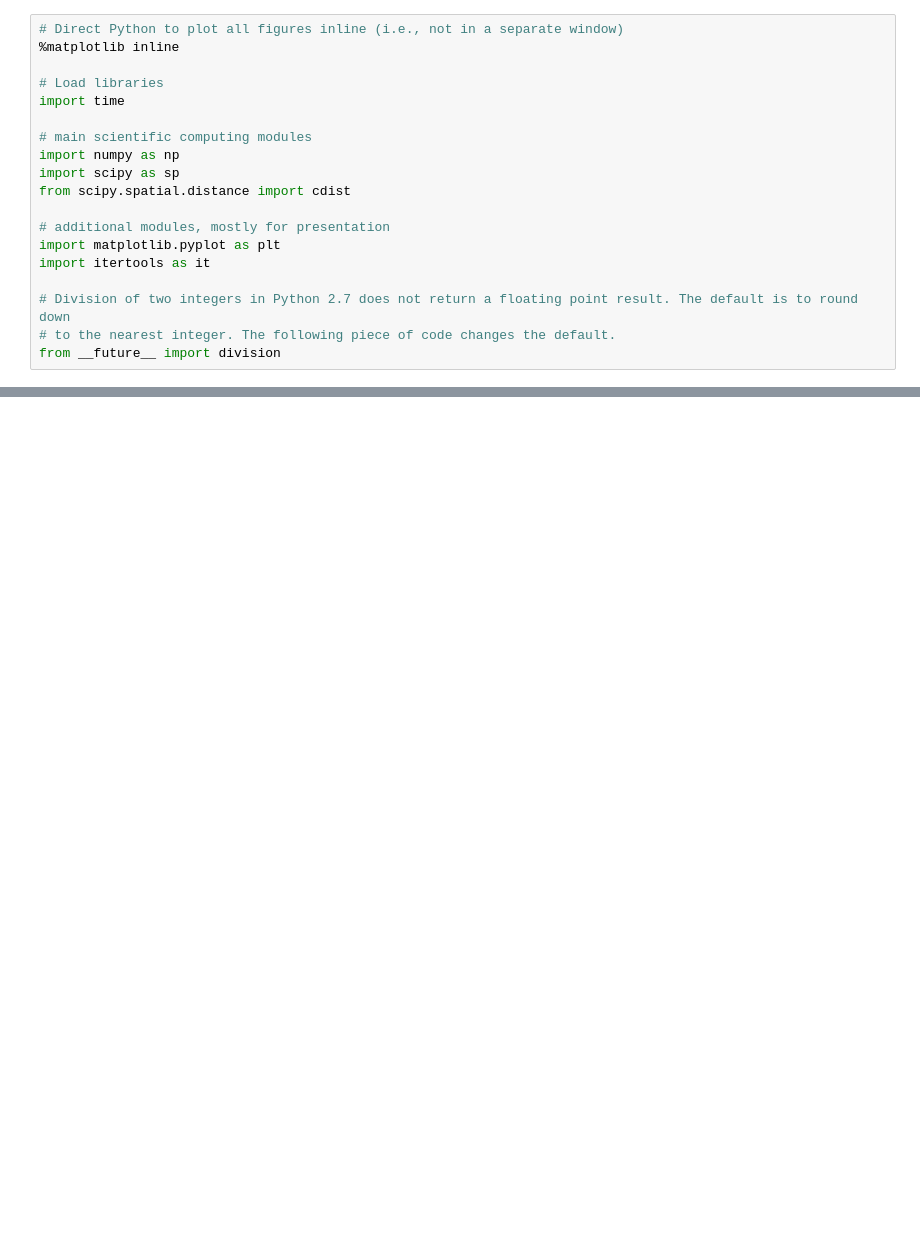
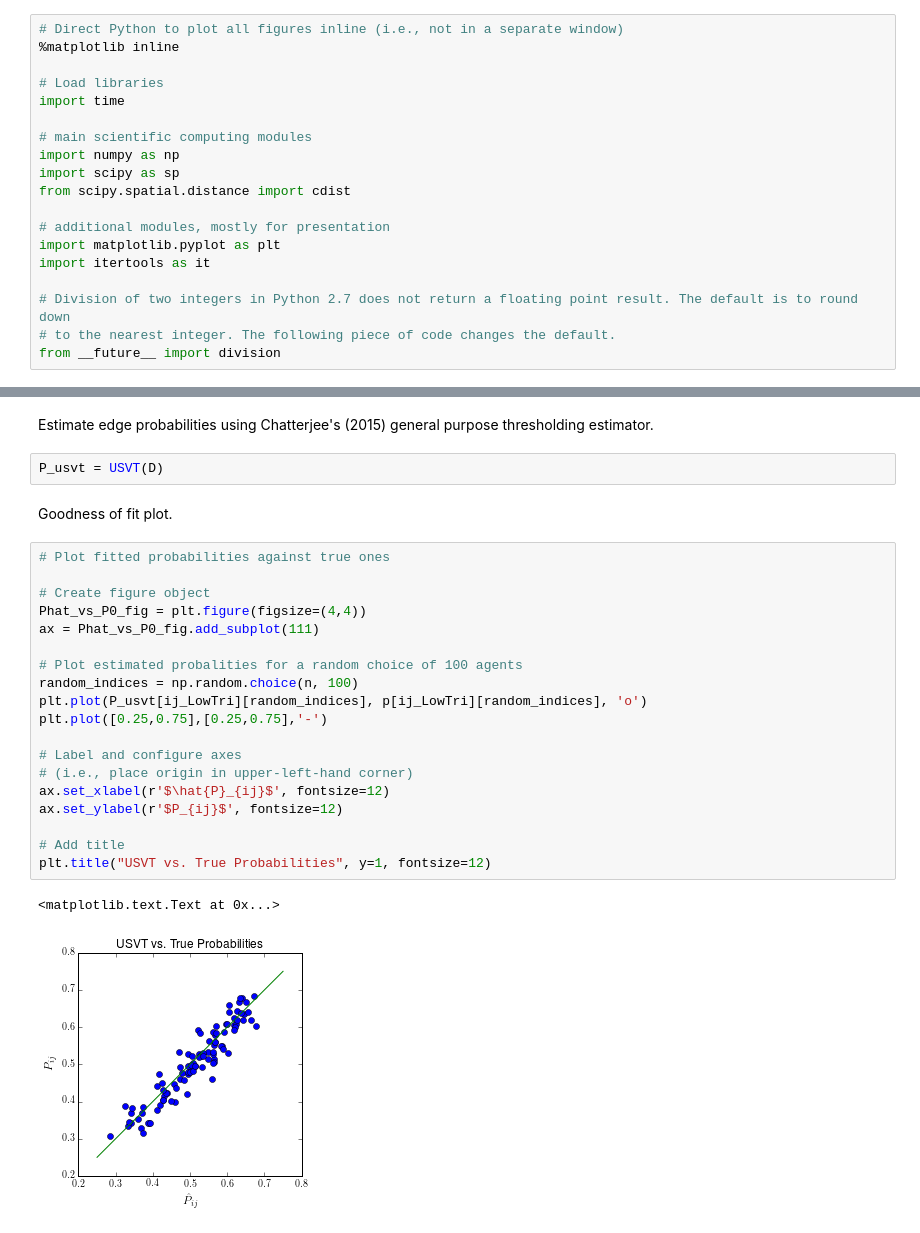
Before and after one commit to bryangraham/short_courses, a Jupyter notebook: St_Gallen/Notebooks/Lecture_2_Graphon_Estimation.ipynb, the cells around one changed output, grey strips where cells are left out. Saved outputs shown, nothing was run; the diff lists cells and outputs as text; blank space fills up the shorter version.

```diff
--- a/St_Gallen/Notebooks/Lecture_2_Graphon_Estimation.ipynb
+++ b/St_Gallen/Notebooks/Lecture_2_Graphon_Estimation.ipynb
@@ -142,0 +235,28 @@ D            = D + D.T
+# %% [markdown]
+Estimate edge probabilities using Chatterjee's (2015) general purpose thresholding estimator.
+# %%
+P_usvt = USVT(D)
+# %% [markdown]
+Goodness of fit plot.
+# %%
+# Plot fitted probabilities against true ones
+
+# Create figure object
+Phat_vs_P0_fig = plt.figure(figsize=(4,4))
+ax = Phat_vs_P0_fig.add_subplot(111)
+
+# Plot estimated probalities for a random choice of 100 agents
+random_indices = np.random.choice(n, 100)
+plt.plot(P_usvt[ij_LowTri][random_indices], p[ij_LowTri][random_indices], 'o')
+plt.plot([0.25,0.75],[0.25,0.75],'-')
+
+# Label and configure axes
+# (i.e., place origin in upper-left-hand corner)
+ax.set_xlabel(r'$\hat{P}_{ij}$', fontsize=12)
+ax.set_ylabel(r'$P_{ij}$', fontsize=12)
+
+# Add title
+plt.title("USVT vs. True Probabilities", y=1, fontsize=12)
+# %% [output]
+<matplotlib.text.Text at 0x...>
+[figure, added]
```
Also changed, not shown: parts of 24 cells of this notebook, 2 other files.
